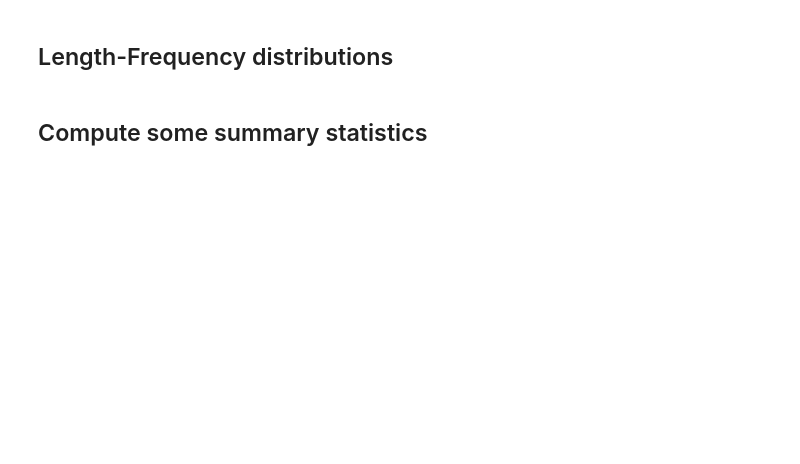
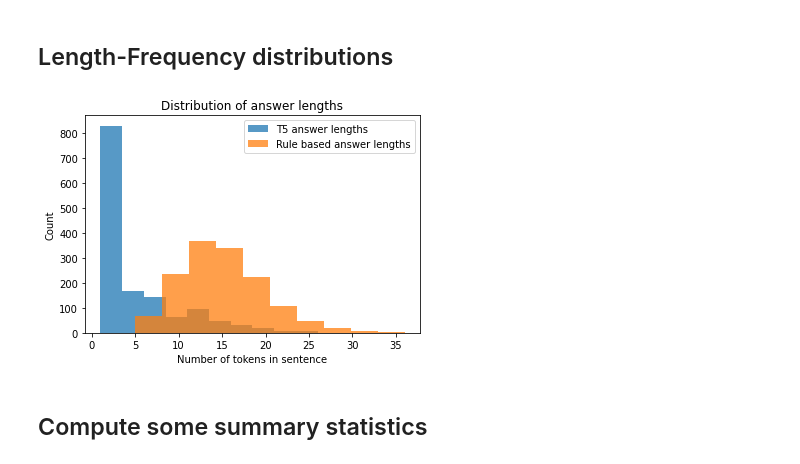
Before and after one commit to johntiger1/hugging-face-generation, a Jupyter notebook: Copy_of_t5_trivia.ipynb, the cells around one changed output. Drawn from its saved outputs; the diff is of its cells as text; code cells hidden in the pictures; blank space fills up the shorter version.

```diff
--- a/Copy_of_t5_trivia.ipynb
+++ b/Copy_of_t5_trivia.ipynb
@@ -1523,15 +2122,16 @@ rule_based_lengths = [len(valid_ans.split()) for valid_ans in valid_more_annotat
 # rule_based_lengths
 # %%
 fig, ax = plt.subplots()
-ax.hist(transformer_lengths, label="T5 answer lengths")
-ax.hist(rule_based_lengths, label="Rule based answer lengths")
+ax.hist(transformer_lengths, label="T5 answer lengths", alpha=0.75)
+ax.hist(rule_based_lengths, label="Rule based answer lengths", alpha=0.75)
 ax.set_title("Distribution of answer lengths")
 ax.set_xlabel("Number of tokens in sentence")
 ax.set_ylabel("Count")
-ax.set_xlim(0,60)
 
 ax.legend()
-plt.savefig("LengthDistributionComparison")
+fig.savefig("LengthDistributionComparison")
+# %% [output]
+[figure, added]
 # %%
 list(dict(rule_based_lengths.most_common()).values())
 # %%
```
Also changed, not shown: parts of 82 cells of this notebook.
